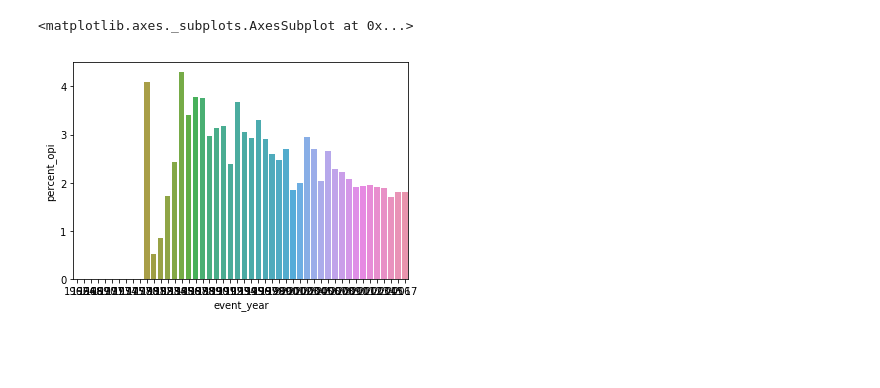
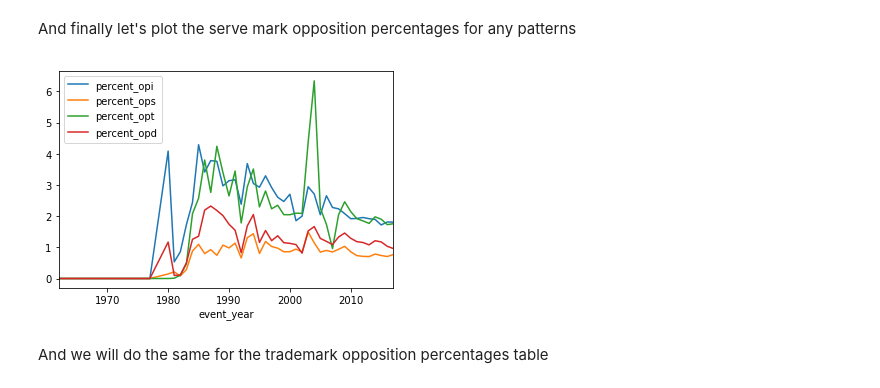
Before and after one commit to dogrdon/uw_big_data_tech, a Jupyter notebook: course_1/project/notebooks/visualize_output.ipynb, the cells around one changed output. Saved outputs shown, nothing was run; the diff lists cells and outputs as text; code cells hidden in the pictures; blank space fills up the shorter version.

```diff
--- a/course_1/project/notebooks/visualize_output.ipynb
+++ b/course_1/project/notebooks/visualize_output.ipynb
@@ -26,5 +52,13 @@ cleaned_serv = serv_opp_counts[serv_opp_counts['percent_opi'] < 10]
+# %%
+cleaned_serv = serv_opp_counts[(serv_opp_counts['percent_opi'] < 40)&
+                               (serv_opp_counts['percent_opt'] < 40)&
+                               (serv_opp_counts['percent_opd'] < 40)&
+                               (serv_opp_counts['percent_ops'] < 40)]
+# %% [markdown]
+And finally let's plot the serve mark opposition percentages for any patterns
 # %%
-sns.barplot(data=cleaned_serv, x="event_year", y="percent_opi")
+sm_img = cleaned_serv.plot(x="event_year", y=["percent_opi", "percent_ops", "percent_opt", "percent_opd"]).get_figure()
 # %% [output]
-<matplotlib.axes._subplots.AxesSubplot at 0x...>
-[figure, old version]
+[figure, new version]
+# %% [markdown]
+And we will do the same for the trademark opposition percentages table
```
Also changed, not shown: parts of 21 cells of this notebook, 4 other files.
